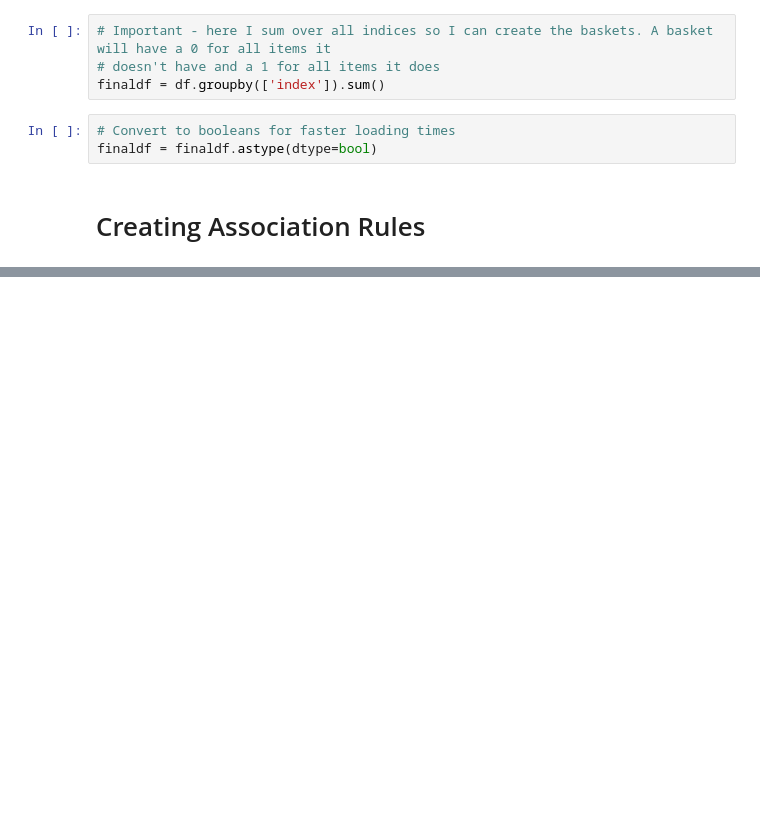
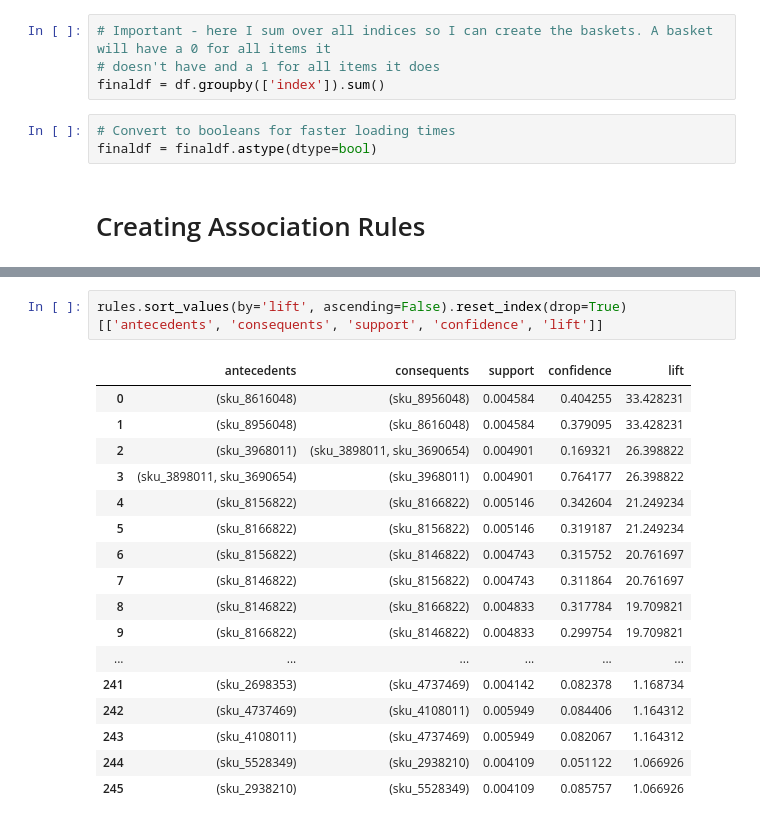
Before and after one commit to aarij-rehman/Association-Rules, a Jupyter notebook: dillards-ar.ipynb, the cells around one changed output, grey strips where cells are left out. Drawn from its saved outputs; the diff is of its cells as text; blank space fills up the shorter version.

```diff
--- a/dillards-ar.ipynb
+++ b/dillards-ar.ipynb
@@ -193,0 +242,20 @@ rules
+# %%
+rules.sort_values(by='lift', ascending=False).reset_index(drop=True)[['antecedents', 'consequents', 'support', 'confidence', 'lift']]
+# %% [output]
+|  | antecedents | consequents | support | confidence | lift |
+| 0 | (sku_8616048) | (sku_8956048) | 0.004584 | 0.404255 | 33.428231 |
+| 1 | (sku_8956048) | (sku_8616048) | 0.004584 | 0.379095 | 33.428231 |
+| 2 | (sku_3968011) | (sku_3898011, sku_3690654) | 0.004901 | 0.169321 | 26.398822 |
+| 3 | (sku_3898011, sku_3690654) | (sku_3968011) | 0.004901 | 0.764177 | 26.398822 |
+| 4 | (sku_8156822) | (sku_8166822) | 0.005146 | 0.342604 | 21.249234 |
+| 5 | (sku_8166822) | (sku_8156822) | 0.005146 | 0.319187 | 21.249234 |
+| 6 | (sku_8156822) | (sku_8146822) | 0.004743 | 0.315752 | 20.761697 |
+| 7 | (sku_8146822) | (sku_8156822) | 0.004743 | 0.311864 | 20.761697 |
+| 8 | (sku_8146822) | (sku_8166822) | 0.004833 | 0.317784 | 19.709821 |
+| 9 | (sku_8166822) | (sku_8146822) | 0.004833 | 0.299754 | 19.709821 |
+| ... | ... | ... | ... | ... | ... |
+| 241 | (sku_2698353) | (sku_4737469) | 0.004142 | 0.082378 | 1.168734 |
+| 242 | (sku_4737469) | (sku_4108011) | 0.005949 | 0.084406 | 1.164312 |
+| 243 | (sku_4108011) | (sku_4737469) | 0.005949 | 0.082067 | 1.164312 |
+| 244 | (sku_5528349) | (sku_2938210) | 0.004109 | 0.051122 | 1.066926 |
+| 245 | (sku_2938210) | (sku_5528349) | 0.004109 | 0.085757 | 1.066926 |
```
Also changed, not shown: parts of 18 cells of this notebook, 4 other files.
